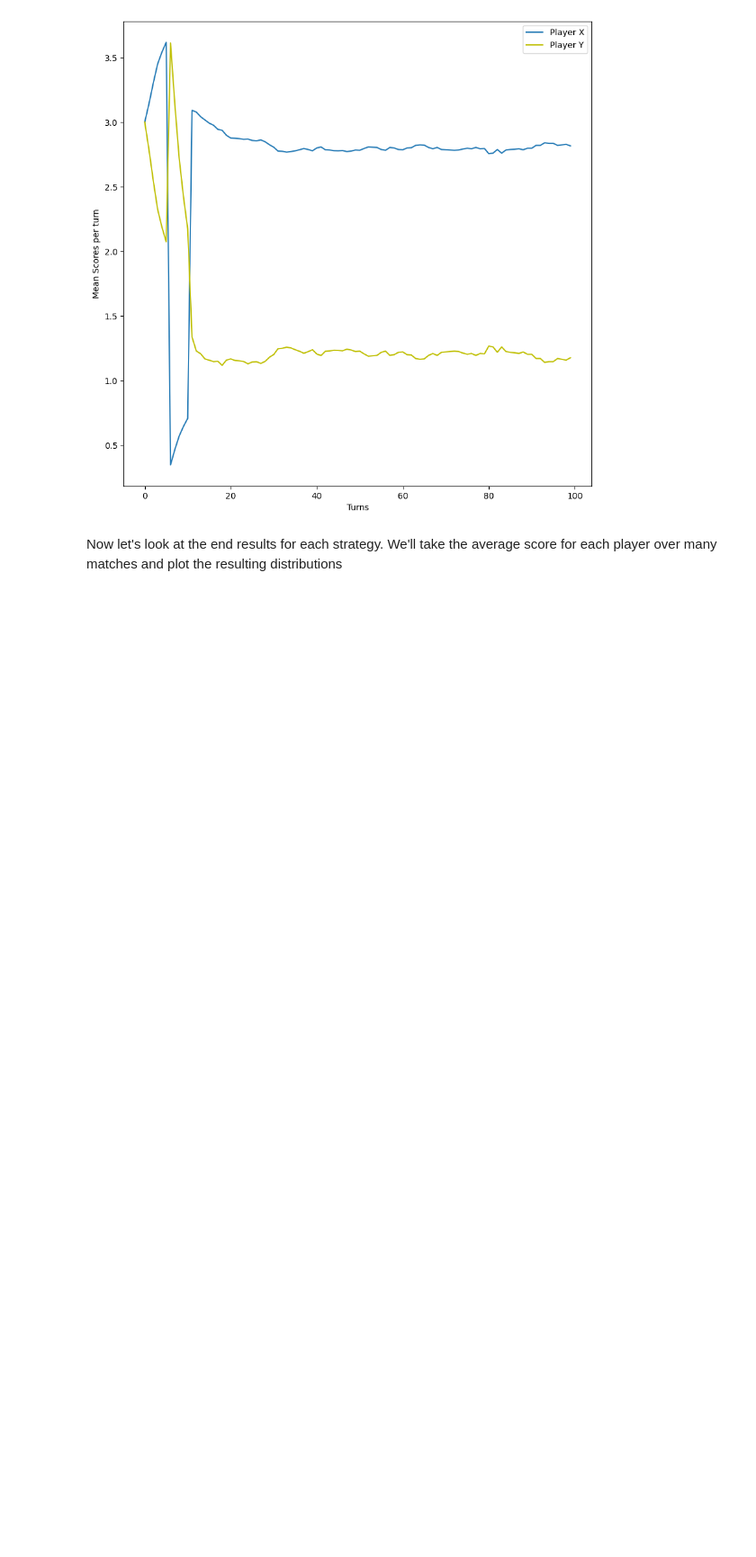
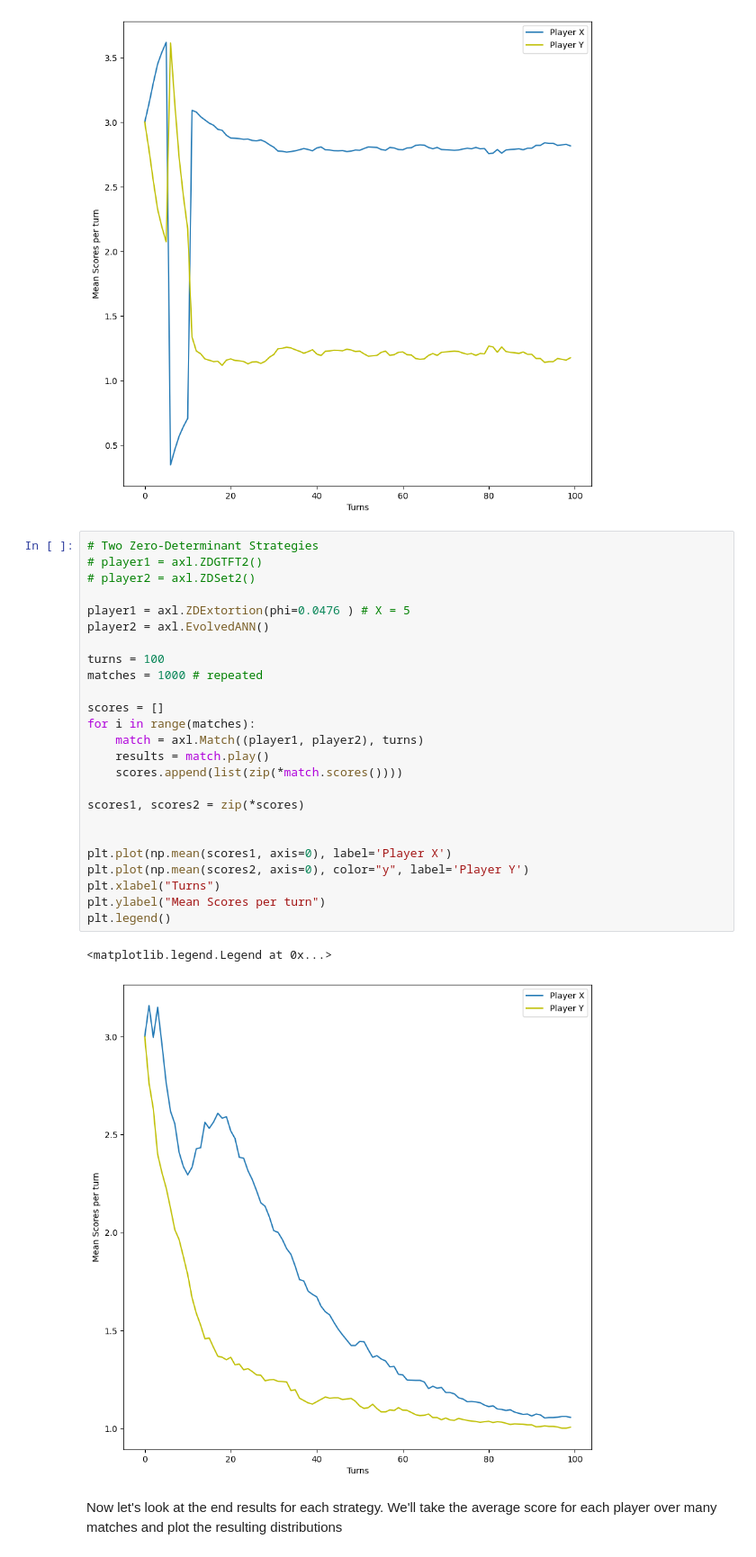
Before and after one commit to qhuang20/game-theory-ipd, a Jupyter notebook: my_notebook/Matches.ipynb, the cells around one changed output. Shown at 90% size. Drawn from its saved outputs; the diff is of its cells as text; blank space fills up the shorter version.

```diff
--- a/my_notebook/Matches.ipynb
+++ b/my_notebook/Matches.ipynb
@@ -45,6 +45,34 @@ plt.legend()
 # %% [output]
 <matplotlib.legend.Legend at 0x...>
 [figure]
+# %%
+# Two Zero-Determinant Strategies
+# player1 = axl.ZDGTFT2()
+# player2 = axl.ZDSet2()
+
+player1 = axl.ZDExtortion(phi=0.0476 ) # X = 5
+player2 = axl.EvolvedANN()
+
+turns = 100
+matches = 1000 # repeated
+
+scores = []
+for i in range(matches):
+    match = axl.Match((player1, player2), turns)
+    results = match.play()
+    scores.append(list(zip(*match.scores())))
+
+scores1, scores2 = zip(*scores)
+
+
+plt.plot(np.mean(scores1, axis=0), label='Player X')
+plt.plot(np.mean(scores2, axis=0), color="y", label='Player Y')
+plt.xlabel("Turns")
+plt.ylabel("Mean Scores per turn")
+plt.legend()
+# %% [output]
+<matplotlib.legend.Legend at 0x...>
+[figure, added]
 # %% [markdown]
 Now let's look at the end results for each strategy. We'll take the average score for each player over many matches and plot the resulting distributions
 # %%
```
